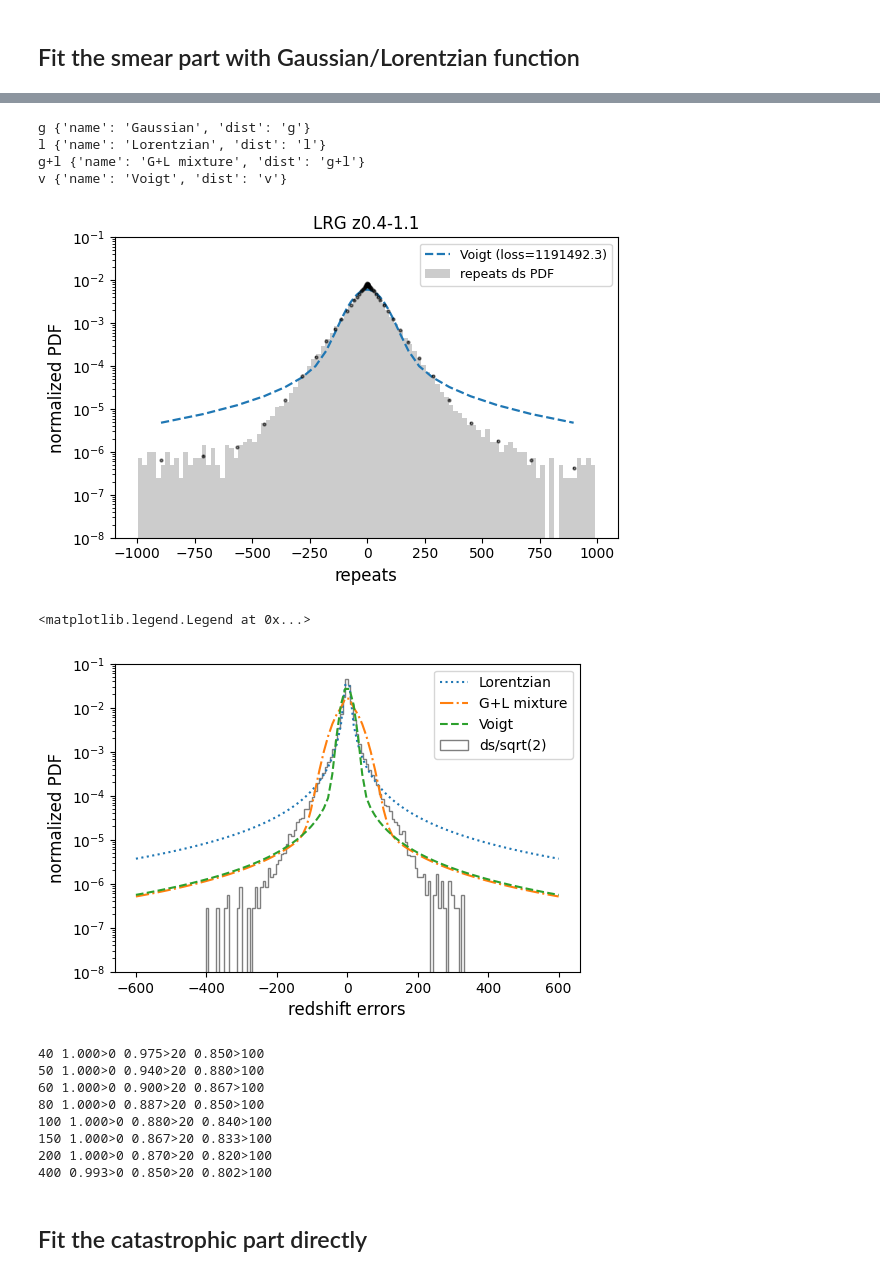
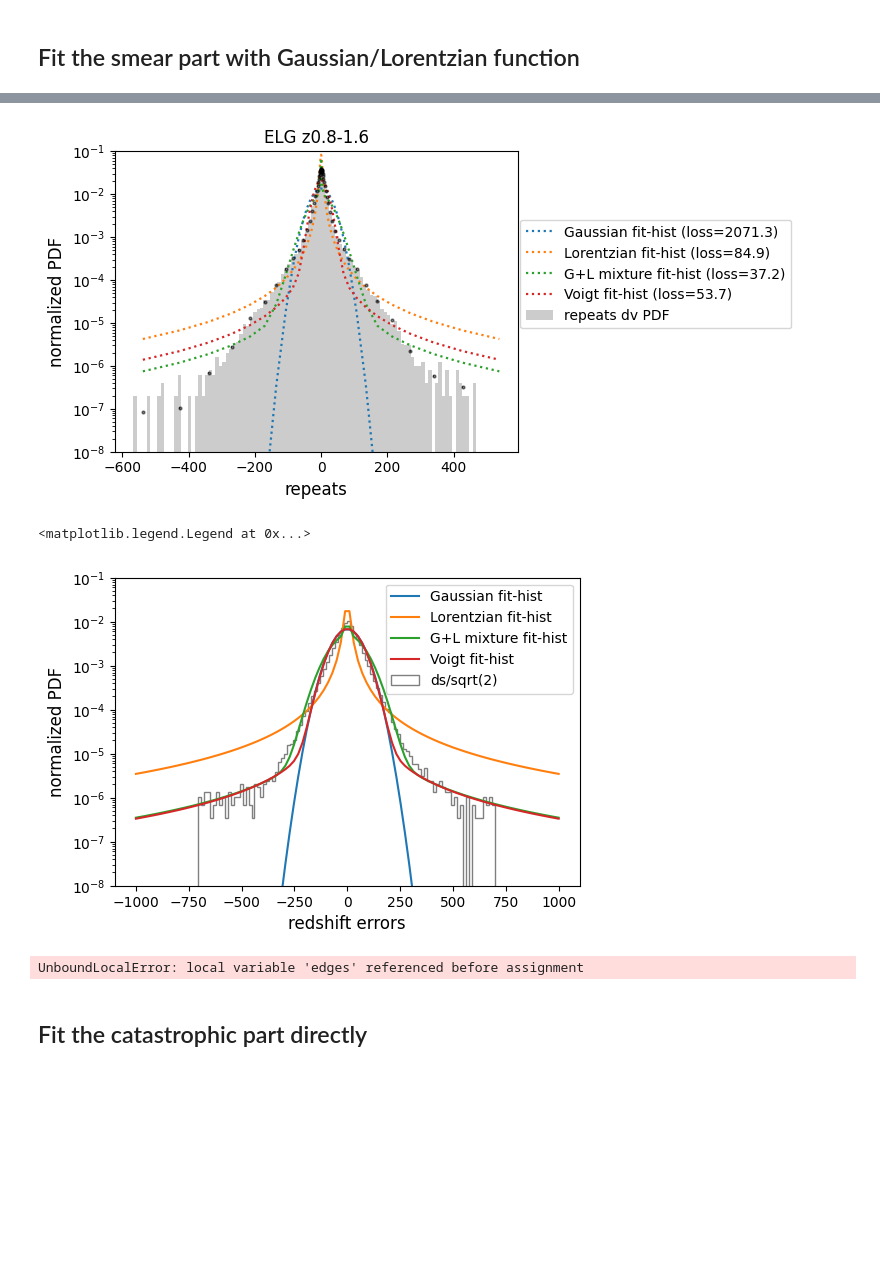
Before and after one commit to ShengyuHE/desi_y3_redshift_errors, a Jupyter notebook: main/repeat_obs/notebooks/model_redshift_errors.ipynb, the cells around one changed output, grey strips where cells are left out. Saved outputs shown, nothing was run; the diff lists cells and outputs as text; code cells hidden in the pictures; blank space fills up the shorter version.

```diff
--- a/main/repeat_obs/notebooks/model_redshift_errors.ipynb
+++ b/main/repeat_obs/notebooks/model_redshift_errors.ipynb
@@ -105,65 +109,51 @@ Best-fit: {'sigma': 40.16973808642415, 'gamma': 5.9244076352110655}, loss= 11914
-# %%
-models = {
-    "g":   {"name": "Gaussian",    "dist": "g"},
-    "l":   {"name": "Lorentzian",  "dist": "l"},
-    "g+l": {"name": "G+L mixture", "dist": "g+l"},
-    "v":   {"name": "Voigt",       "dist": "v"},
-}
-
-for key, m in models.items():
-    print(key, m)
-# %% [output]
-g {'name': 'Gaussian', 'dist': 'g'}
-l {'name': 'Lorentzian', 'dist': 'l'}
-g+l {'name': 'G+L mixture', 'dist': 'g+l'}
-v {'name': 'Voigt', 'dist': 'v'}
 # %%
 # ---------- build common G(d) grid ----------
-x_n = 2 ** int(np.ceil(np.log2(4 * len(ds_use))))
+x_n = 2 ** int(np.ceil(np.log2(4 * len(dv_use))))
 L   = cthr * (1.0 + margin)
 x   = np.linspace(loc - L, loc + L, x_n)
 
 # ---------- plot ----------
-plt.figure(figsize=(6, 4))
-plt.errorbar(d_centers, g_obs, xerr=1,
+fig, ax = plt.subplots(figsize=(5, 4))
+ax.errorbar(d_centers, g_obs, xerr=1,
              color="k", marker='o', markersize=2, linestyle='none',alpha=0.5)
-plt.hist(ds_use, bins=100, density=True,
-         label=f"repeats ds PDF", color="k", alpha=0.2)
+ax.hist(dv_use, bins=100, density=True,
+         label=f"repeats dv PDF", color="k", alpha=0.2)
 
 # styles per model (optional but nice)
-styles = {"g":   "--", "l":   ":", "g+l": "-.", "v":   "--"}
+styles = {"direct": "--", "hist": ":"}
 
 for key, m in models.items():
     theta = fits[key]["theta"]
     loss  = fits[key]["loss"]
     dist  = m["dist"]
+    fit_mode = m['fit_mode']
     # build parameter dict
     pars = {"loc": loc}
     if dist == "g":
         pars["sigma"] = theta[0]
     elif dist == "l":
         pars["gamma"] = theta[0]
     elif dist == "g+l":
         pars["sigma"], pars["gamma"], pars["eta"] = theta
     elif dist == "v":
         pars["sigma"], pars["gamma"] = theta
     # model G(d)
     f = F_pdf(x, pars, dist=dist)
     d_model, g_model = G_from_F_fft(x, f, cthr=cthr)
     g_pred = np.interp(d_centers, d_model, g_model, left=0.0, right=0.0)
-    plt.plot(d_centers, g_pred, label=f"{m['name']} (loss={loss:.1f})",
-            ls = styles.get(key, "-"), lw=1.6)
+    ax.plot(d_centers, g_pred, label=f"{m['name']} (loss={loss:.1f})",
+            ls = styles.get(fit_mode, "-"), lw=1.6)
 
 plt.title(f'{tracer} z{zmin}-{zmax}')
 plt.xlabel("repeats",fontsize=12)
 plt.ylabel("normalized PDF",fontsize=12)
 plt.yscale("log")
 plt.ylim(1e-8, 1e-1)
-plt.legend(fontsize=9)
+fig.legend(loc='center left', bbox_to_anchor=(0.96, 0.6), fontsize=10)
 plt.tight_layout()
 plt.show()
 # %% [output]
-[figure, old version]
+[figure, new version]
 # %%
 # Redshift errors distribution f
 from dv_tools import set_edges, F_pdf, G_from_F_fft, F_from_G_ifft, fit_dv_to_F
@@ -191,7 +181,7 @@ for key, m in models.items():
 
 d,f = F_from_G_ifft(d_centers, g_obs)
 # plt.plot(d, f, label='empirical', color = 'k',alpha=0.5)
-plt.hist(ds_use/np.sqrt(2), bins=100, label='ds/sqrt(2)', density=True, color='k', alpha=0.5, histtype='step')
+plt.hist(dv_use/np.sqrt(2), bins=100, label='dv/sqrt(2)', density=True, color='k', alpha=0.5, histtype='step')
 plt.xlabel("redshift errors",fontsize=12)
 plt.ylabel("normalized PDF",fontsize=12)
 plt.yscale("log")
@@ -199,11 +189,11 @@ plt.ylim(1e-8, 1e-1)
 plt.legend()
 # %% [output]
 <matplotlib.legend.Legend at 0x...>
-[figure, old version]
+[figure, new version]
 # %%
 # decide the total number of bins
 
-tracer  = "BGS"
+tracer  = "LRG"
 cthr    = get_cthr(tracer)
 loc     = 0.0
 margin  = 0.5
@@ -211,27 +201,20 @@ margin  = 0.5
 (zmin, zmax) = REDSHIFT_BIN_OVERALL[tracer]
 color = COLOR_OVERALL[tracer]
 
-ds, _ = get_repeats_ds(tracer, zmin, zmax)
-ds_use = ds[np.abs(ds) < cthr]
+dv, _ = get_repeats_dv(tracer, zmin, zmax)
+dv_use = dv[np.abs(dv) < cthr]
 
-N = len(ds_use)
+N = len(dv_use)
 bins_try = [40, 50, 60, 80, 100, 150, 200, 400]
 for b in bins_try:
     edges = set_edges(cthr, num=b)
-    counts, _ = np.histogram(ds_use, bins=edges)
+    counts, _ = np.histogram(dv_use, bins=edges)
     frac_nonzero = np.mean(counts > 0)
     frac_20 = np.mean(counts > 20)
     frac_100 = np.mean(counts > 100)
     print(b, f'{frac_nonzero:.3f}>0', f'{frac_20:.3f}>20', f'{frac_100:.3f}>100')
 # %% [output]
-40 1.000>0 0.975>20 0.850>100
-50 1.000>0 0.940>20 0.880>100
-60 1.000>0 0.900>20 0.867>100
-80 1.000>0 0.887>20 0.850>100
-100 1.000>0 0.880>20 0.840>100
-150 1.000>0 0.867>20 0.833>100
-200 1.000>0 0.870>20 0.820>100
-400 0.993>0 0.850>20 0.802>100
+UnboundLocalError: local variable 'edges' referenced before assignment
 # %% [markdown]
 ## Fit the catastrophic part directly
 # %%
```
Also changed, not shown: parts of 3 cells of this notebook, 18 other files.
